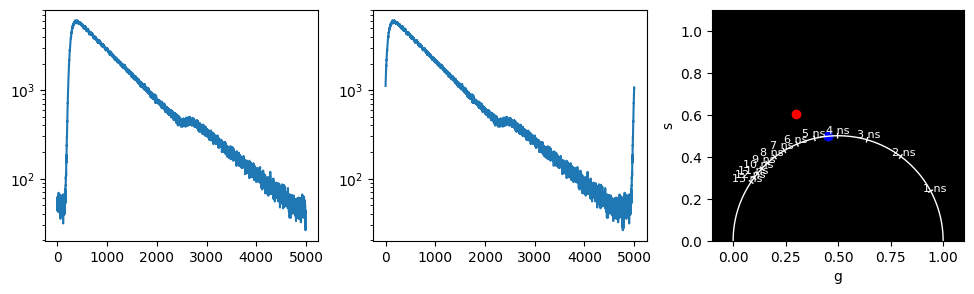
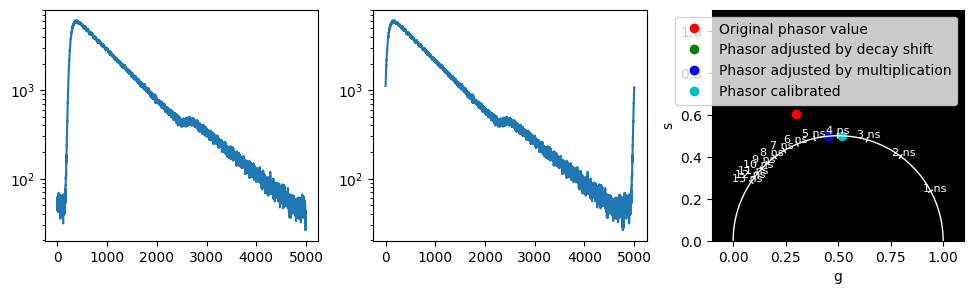
The change to this notebook cell's code, shown as a diff; its figure went from the first image to the second:
--- before
+++ after
@@ -8,11 +8,15 @@
 phasor_from_decay_shifted = get_phasor_from_decay(decay_shifted,tcspc_resolution=tcspc_resolution,sync_rate=repetition_rate)
 phasor_multiplied = np.exp(- 1j * shift * tcspc_resolution * 2 * np.pi * repetition_rate) * phasor # this does the same in theory
+phasor_from_decay_calibrated = phasor * calibration_factor
 
-print(f"Orgiginal phasor value: {phasor.real :.3f} + {phasor.imag :.3f}j")
+print(f"Original phasor value: {phasor.real :.3f} + {phasor.imag :.3f}j")
 print(f"Phasor adjusted by decay shift: {phasor_from_decay_shifted.real: .3f} + {phasor_from_decay_shifted.imag: .3f}j")
 print(f"Phasor adjusted by multiplication: {phasor_multiplied.real: .3f} + {phasor_multiplied.imag: .3f}j")
+print(f"Phasor calibrated: {phasor_from_decay_calibrated.real: .3f} + {phasor_from_decay_calibrated.imag: .3f}j")
 
-# The phasor is influenced by the shift of the decay and IRF width. 
-# Suggestion: find the decay shift using derivation of the decay TODO
+# The phasor is influenced by the shift of the decay and IRF width. If the shift is selected in such a way, 
+# that the phasor will lie on the unitary circle, it will not be at the same coordinates as calibrated phasor
+
+
 
 fig, ax = plt.subplots(1,3, figsize = (12,3))
@@ -22,4 +26,5 @@
 ax[2].plot(phasor_from_decay_shifted.real,phasor_from_decay_shifted.imag,'go')
 ax[2].plot(phasor_multiplied.real,phasor_multiplied.imag,'bo')
+ax[2].plot(phasor_from_decay_calibrated.real,phasor_from_decay_calibrated.imag,'co')
 ax[2].set_aspect(1)
 ax[2].set_xlim(0,1)
@@ -29,4 +34,7 @@
 draw_unitary_circle(ax=ax[2],sync_rate=repetition_rate)
 
+ax[2].legend(("Original phasor value", "Phasor adjusted by decay shift", "Phasor adjusted by multiplication", "Phasor calibrated"))
+
 plt.show()
 
+# Suggestion: find the decay shift using derivation of the decay TODO

Commit: Forced output data types